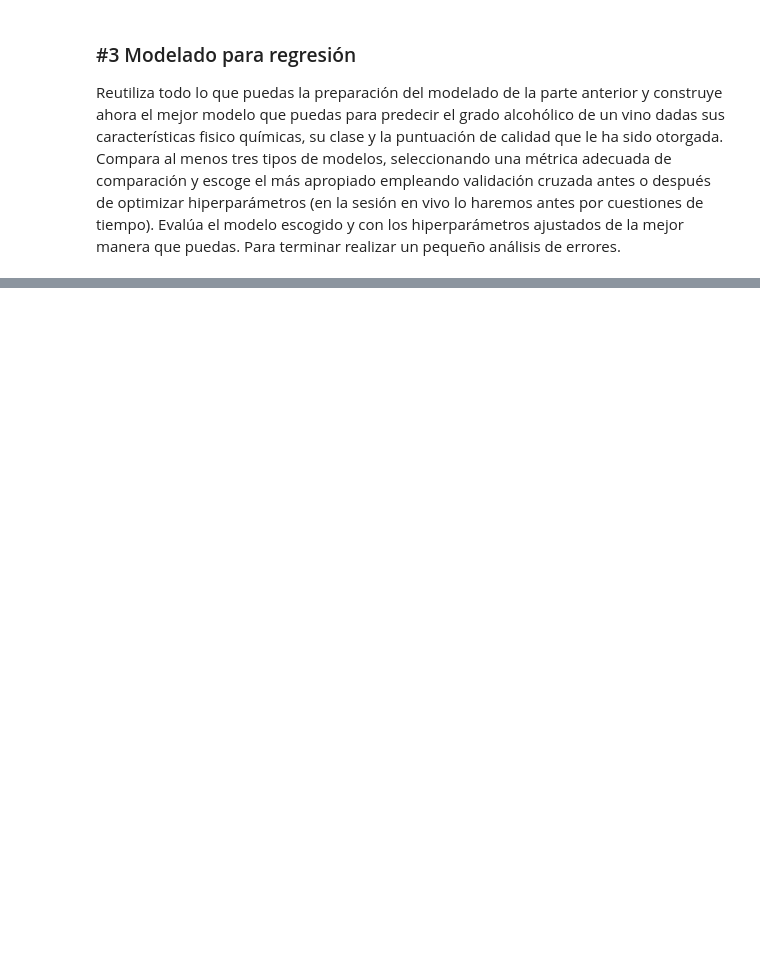
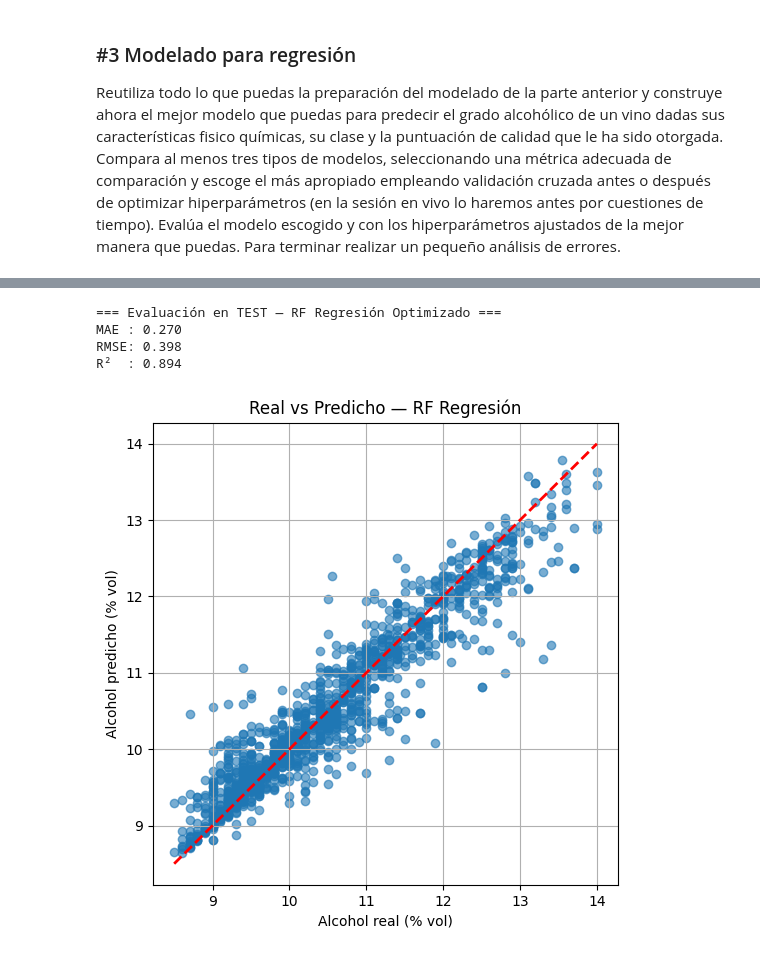
Before and after one commit to davidgarcia2312/ONLINE_DS_THEBRIDGE_david_garcia, a Jupyter notebook: 04_Machine_Learning/Sprint_12/Unidad_02/Practica_Obligatoria/18_Practica_Obligatoria_Repaso_Aprendizaje_Supervisado.ipynb, the cells around one changed output, grey strips where cells are left out. Saved outputs shown, nothing was run; the diff lists cells and outputs as text; code cells hidden in the pictures; blank space fills up the shorter version.

```diff
--- a/04_Machine_Learning/Sprint_12/Unidad_02/Practica_Obligatoria/18_Practica_Obligatoria_Repaso_Aprendizaje_Supervisado.ipynb
+++ b/04_Machine_Learning/Sprint_12/Unidad_02/Practica_Obligatoria/18_Practica_Obligatoria_Repaso_Aprendizaje_Supervisado.ipynb
@@ -133,3 +274,18 @@ Evalúa el modelo, analiza los errores y propón algún mecanismo de mejora aunq
 ### #3 Modelado para regresión
 
 Reutiliza todo lo que puedas la preparación del modelado de la parte anterior y construye ahora el mejor modelo que puedas para predecir el grado alcohólico de un vino dadas sus características fisico químicas, su clase y la puntuación de calidad que le ha sido otorgada. Compara al menos tres tipos de modelos, seleccionando una métrica adecuada de comparación y escoge el más apropiado empleando validación cruzada antes o después de optimizar hiperparámetros (en la sesión en vivo lo haremos antes por cuestiones de tiempo). Evalúa el modelo escogido y con los hiperparámetros ajustados de la mejor manera que puedas. Para terminar realizar un pequeño análisis de errores.
+# %%
+from sklearn.model_selection import train_test_split
+from sklearn.preprocessing   import StandardScaler
+
+# Definimos X e y_reg
+X = df_wine.drop(columns=["quality","alcohol","class"])
+y_reg = df_wine["alcohol"]
+
+# Split estratificado
+X_train, X_test, y_train_reg, y_test_reg = train_test_split(X, y_reg, test_size=0.2, stratify=df_wine["quality"], random_state=42)
+
+# Escalamos
+scaler = StandardScaler()
+X_train = scaler.fit_transform(X_train)
+X_test = scaler.transform(X_test)
@@ -135,0 +372,38 @@ Reutiliza todo lo que puedas la preparación del modelado de la parte anterior y
+# %%
+from sklearn.metrics import mean_absolute_error, mean_squared_error, r2_score
+
+# Guardamos el mejor estimador
+best_rf_reg = grid_rf_reg.best_estimator_
+
+# Predecimos
+y_pred_reg = best_rf_reg.predict(X_test)
+
+# Calculamos las métricas
+mae  = mean_absolute_error(y_test_reg, y_pred_reg)
+mse  = mean_squared_error(y_test_reg, y_pred_reg)
+rmse = np.sqrt(mse)
+r2   = r2_score(y_test_reg, y_pred_reg)
+
+# Las mostramos
+print("=== Evaluación en TEST — RF Regresión Optimizado ===")
+print(f"MAE : {mae:.3f}")
+print(f"RMSE: {rmse:.3f}")
+print(f"R²  : {r2:.3f}")
+
+# Pintamos el regresor
+plt.figure(figsize=(6,6))
+plt.scatter(y_test_reg, y_pred_reg, alpha=0.6)
+plt.plot([y_test_reg.min(), y_test_reg.max()],
+         [y_test_reg.min(), y_test_reg.max()],
+         'r--', linewidth=2)
+plt.xlabel("Alcohol real (% vol)")
+plt.ylabel("Alcohol predicho (% vol)")
+plt.title("Real vs Predicho — RF Regresión")
+plt.grid(True)
+plt.show()
+# %% [output]
+=== Evaluación en TEST — RF Regresión Optimizado ===
+MAE : 0.270
+RMSE: 0.398
+R²  : 0.894
+[figure, added]
```
Also changed, not shown: parts of 9 cells of this notebook.
